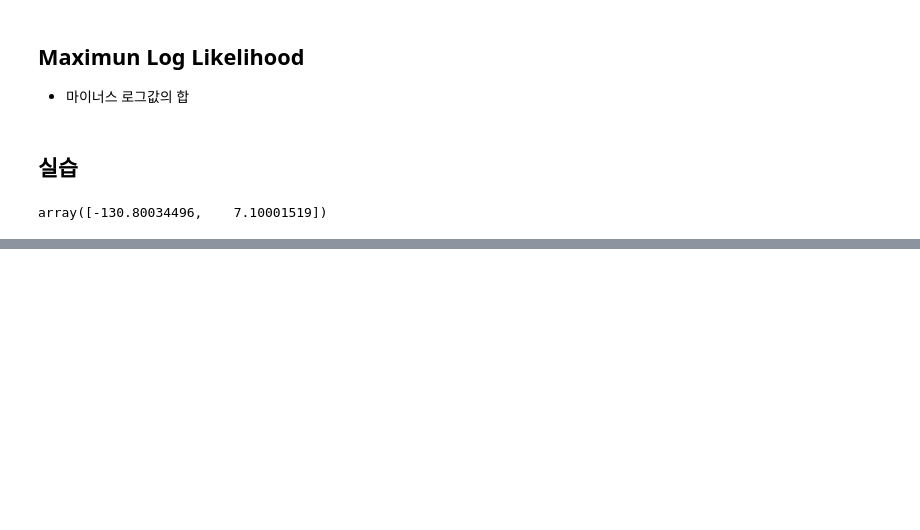
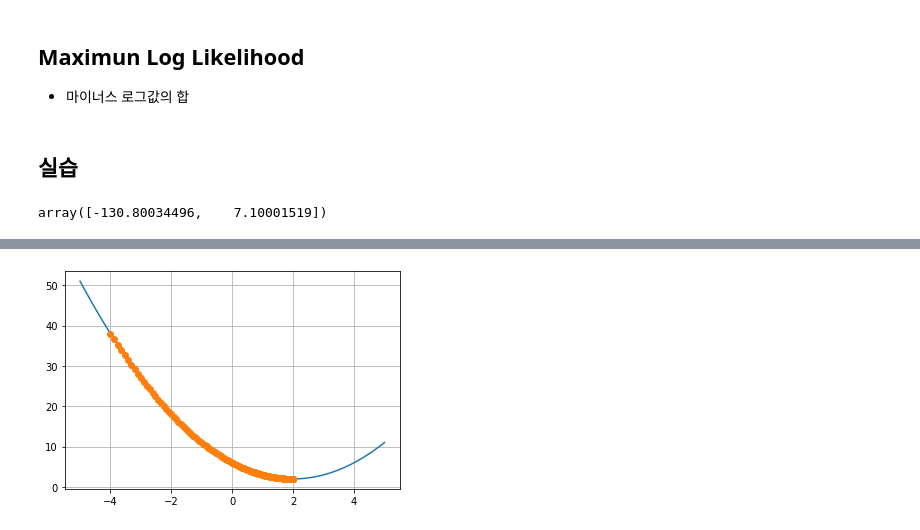
Before and after one commit to heewon330/TIL3, a Jupyter notebook: 선형회귀_hw.ipynb, the cells around one changed output, grey strips where cells are left out. Saved outputs shown, nothing was run; the diff lists cells and outputs as text; code cells hidden in the pictures; blank space fills up the shorter version.

```diff
--- a/선형회귀_hw.ipynb
+++ b/선형회귀_hw.ipynb
@@ -575,0 +647,8 @@ array([-130.80034496,    7.10001519])
+# %%
+x0= -4   # 초기값
+lr = 0.01 # 학습률, 얼마나 빠르게 내려갈 것인지 스탭 크기 설정
+maxlter=1000 # 시행횟수
+for _ in range(maxlter):
+  x1=x0-lr * grad_fx(x0)
+  # print('error:{}, grad : {}, x : {}'.format(error(x0),grad_fx(x0),x0))
+  x0=x1
@@ -575,0 +661,21 @@ array([-130.80034496,    7.10001519])
+# %%
+x0= -4   # 초기값
+lr = 0.01 # 학습률, 얼마나 빠르게 내려갈 것인지 스탭 크기 설정
+maxlter=1000 # 시행횟수
+
+a=[]
+for _ in range(maxlter):
+  a.append(x0)
+  x1=x0-lr * grad_fx(x0)
+  # print('error:{}, grad : {}, x : {}'.format(error(x0),grad_fx(x0),x0))
+  x0=x1
+# %%
+a=np.array(a)
+x = np.linspace(-5, 5, 1000)
+
+plt.plot( x, error(x) )
+plt.plot(a,error(a),'o')
+plt.grid()
+plt.show()
+# %% [output]
+[figure, added]
```
Also changed, not shown: parts of 81 cells of this notebook.
